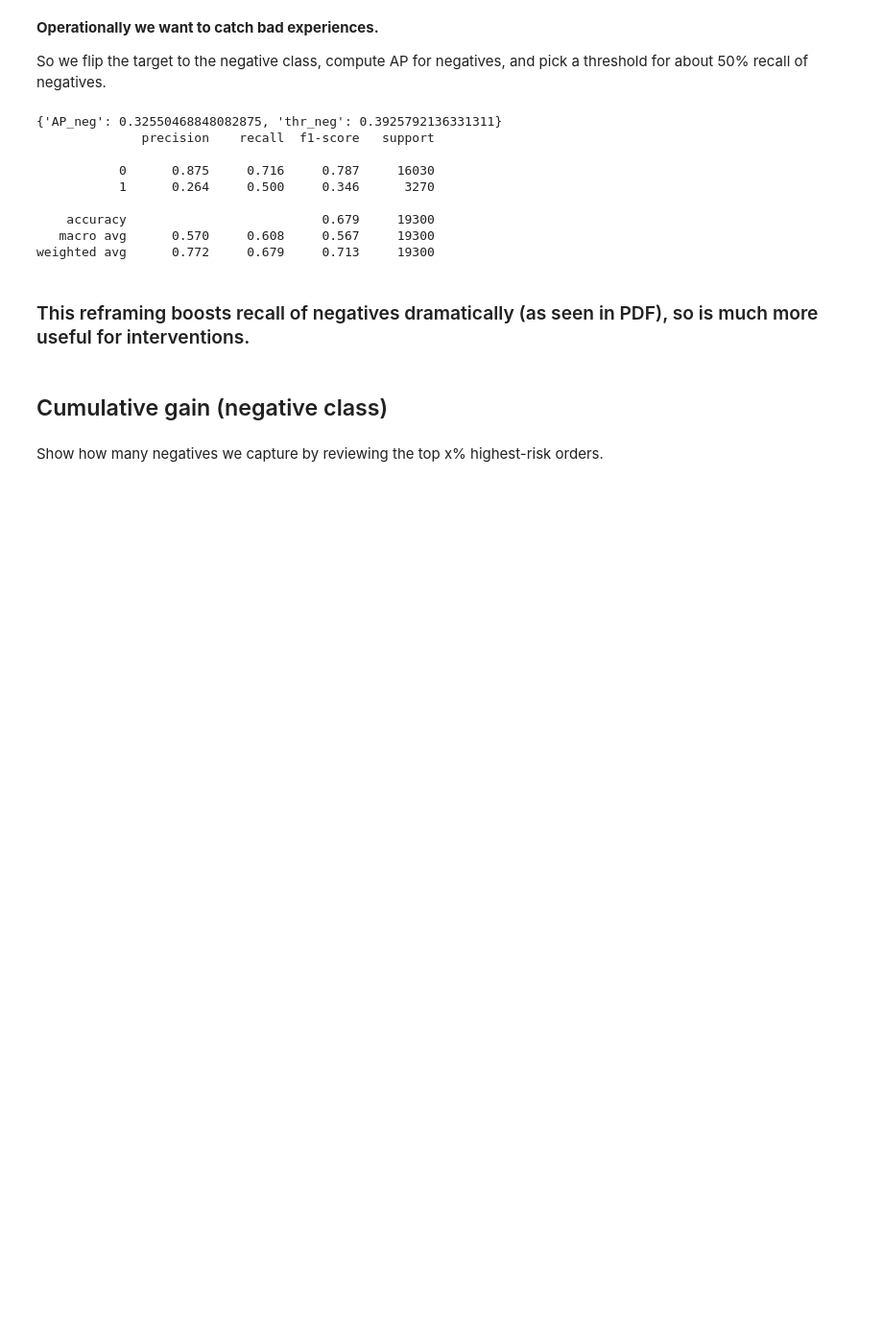
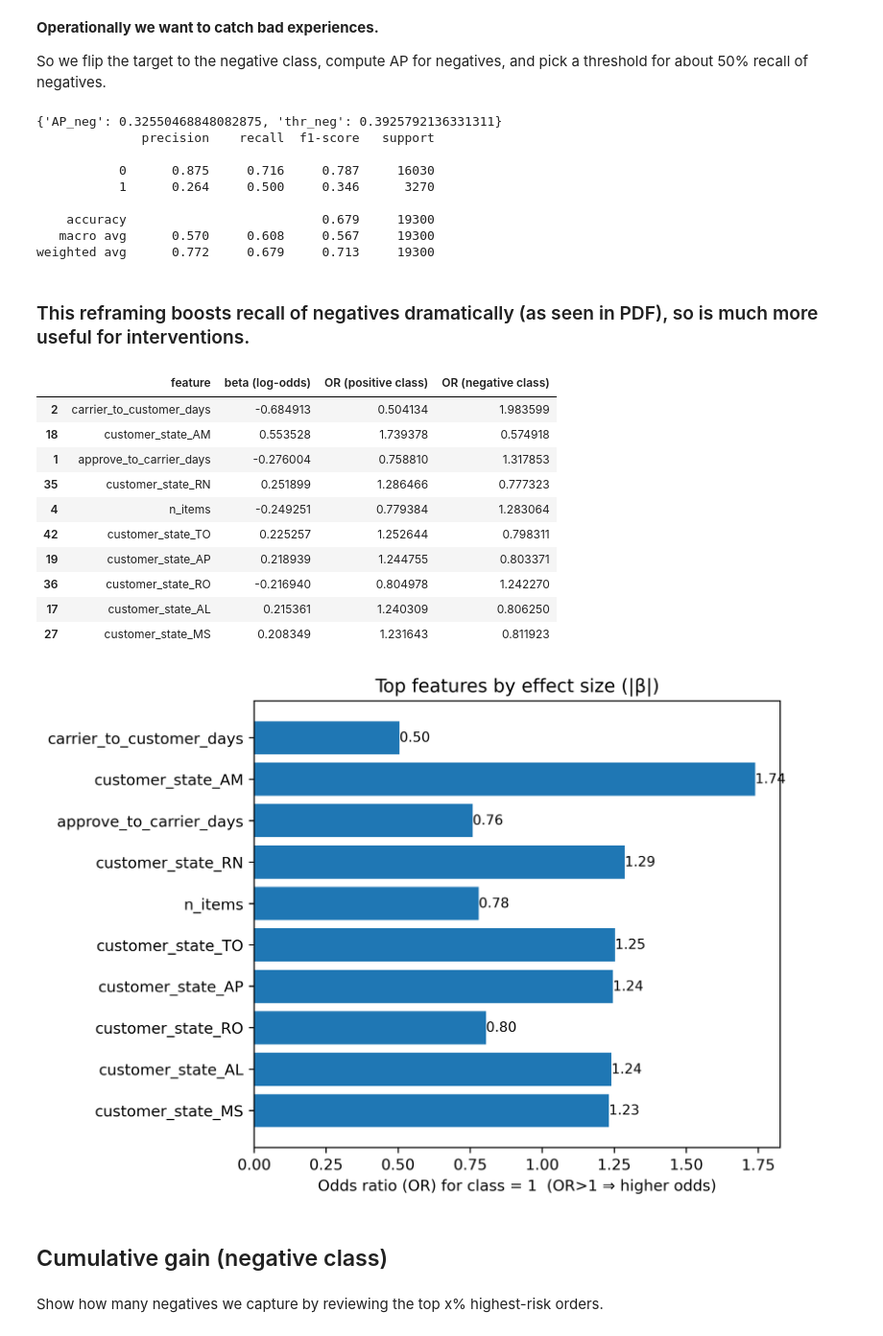
Before and after one commit to YunhuiDong/olist-delivery-satisfaction-team18, a Jupyter notebook: ReviewModeling.ipynb, the cells around one changed output. Shown at 96% size. Saved outputs shown, nothing was run; the diff lists cells and outputs as text; code cells hidden in the pictures; blank space fills up the shorter version.

Commit message:
add odd ratio table

```diff
--- a/ReviewModeling.ipynb
+++ b/ReviewModeling.ipynb
@@ -397,6 +372,56 @@ print(classification_report(y_neg, yhat_neg, digits=3, zero_division=0))
 weighted avg      0.772     0.679     0.713     19300
 # %% [markdown]
 ### This reframing boosts recall of negatives dramatically (as seen in PDF), so is much more useful for interventions.
+# %%
+# --- coefficients -> odds ratios for BOTH classes ---
+clf = logreg.named_steps["clf"]
+coef = clf.coef_.ravel()  # β for class = clf.classes_[1]
+
+res = pd.DataFrame({
+    "feature": feature_names,              # num + one-hot cat names
+    "beta": coef
+})
+res["OR_positive"] = np.exp(res["beta"])          # odds ratio for class = clf.classes_[1]
+res["OR_negative"] = 1.0 / res["OR_positive"]     # = exp(-β), odds ratio for class = clf.classes_[0]
+res["abs_beta"] = res["beta"].abs()
+
+# top features by effect size
+top = res.sort_values("abs_beta", ascending=False).head(10)
+
+# ---- table with exact values ----
+display(
+    top[["feature", "beta", "OR_positive", "OR_negative"]]
+      .rename(columns={"beta": "beta (log-odds)",
+                       "OR_positive": "OR (positive class)",
+                       "OR_negative": "OR (negative class)"})
+)
+
+# ---- choose which OR to plot ----
+TO_PLOT = "OR_positive"   # switch to "OR_negative" if you’re writing about negatives
+plot_class = clf.classes_[1] if TO_PLOT == "OR_positive" else clf.classes_[0]
+
+fig, ax = plt.subplots(figsize=(7, 0.5*len(top)))
+ax.barh(top["feature"], top[TO_PLOT])
+for i, v in enumerate(top[TO_PLOT]):
+    ax.text(v, i, f"{v:,.2f}", va="center", ha="left", fontsize=9)
+ax.set_xlabel(f"Odds ratio (OR) for class = {plot_class}  (OR>1 ⇒ higher odds)")
+ax.set_title("Top features by effect size (|β|)")
+ax.invert_yaxis()
+plt.tight_layout()
+plt.show()
+# %% [output]
+|  | feature | beta (log-odds) | OR (positive class) | OR (negative class) |
+| 2 | carrier_to_customer_days | -0.684913 | 0.504134 | 1.983599 |
+| 18 | customer_state_AM | 0.553528 | 1.739378 | 0.574918 |
+| 1 | approve_to_carrier_days | -0.276004 | 0.758810 | 1.317853 |
+| 35 | customer_state_RN | 0.251899 | 1.286466 | 0.777323 |
+| 4 | n_items | -0.249251 | 0.779384 | 1.283064 |
+| 42 | customer_state_TO | 0.225257 | 1.252644 | 0.798311 |
+| 19 | customer_state_AP | 0.218939 | 1.244755 | 0.803371 |
+| 36 | customer_state_RO | -0.216940 | 0.804978 | 1.242270 |
+| 17 | customer_state_AL | 0.215361 | 1.240309 | 0.806250 |
+| 27 | customer_state_MS | 0.208349 | 1.231643 | 0.811923 |
+[figure, added]
 # %% [markdown]
 ##  Cumulative gain (negative class)
 # %% [markdown]
```
Also changed, not shown: parts of 10 cells of this notebook.
